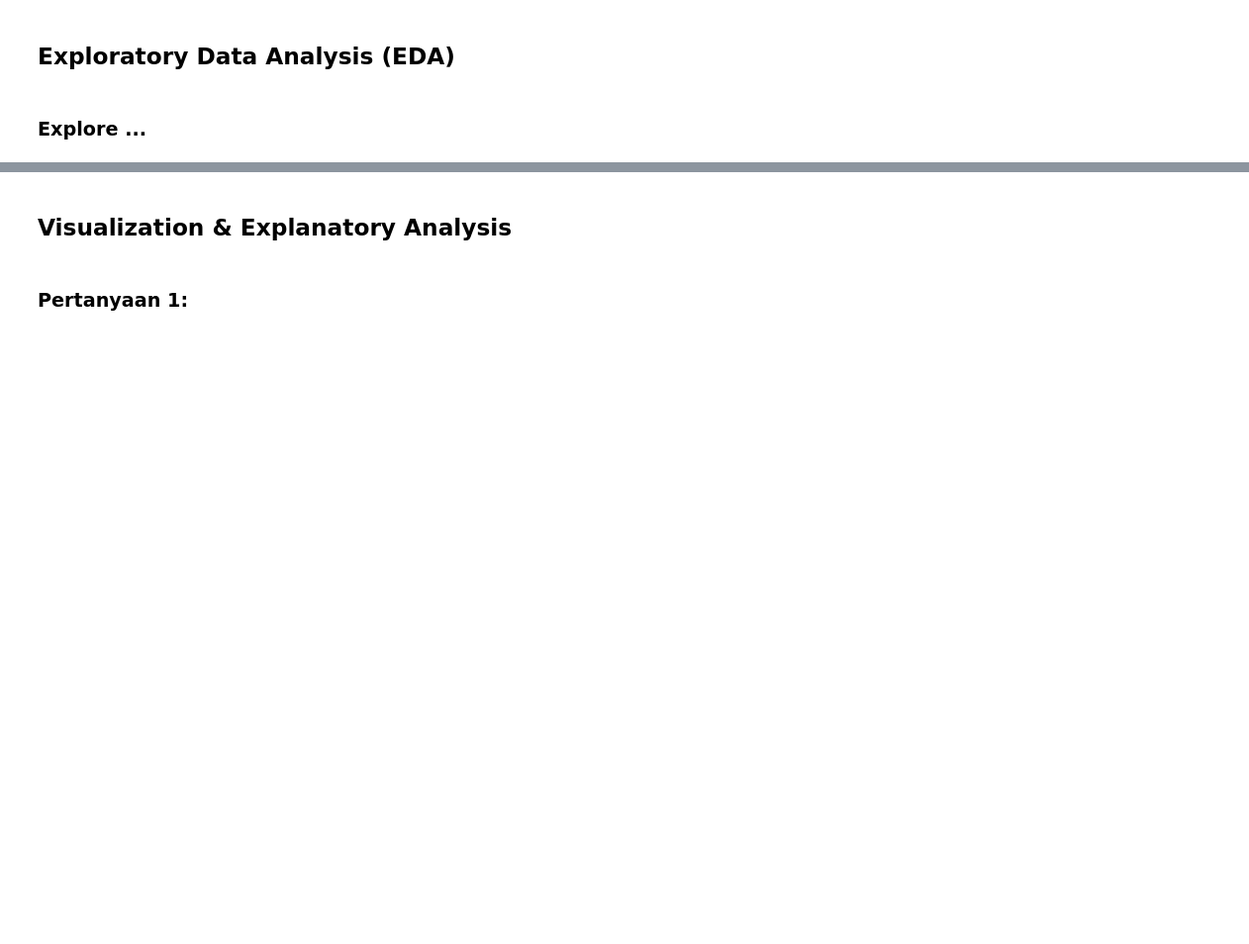
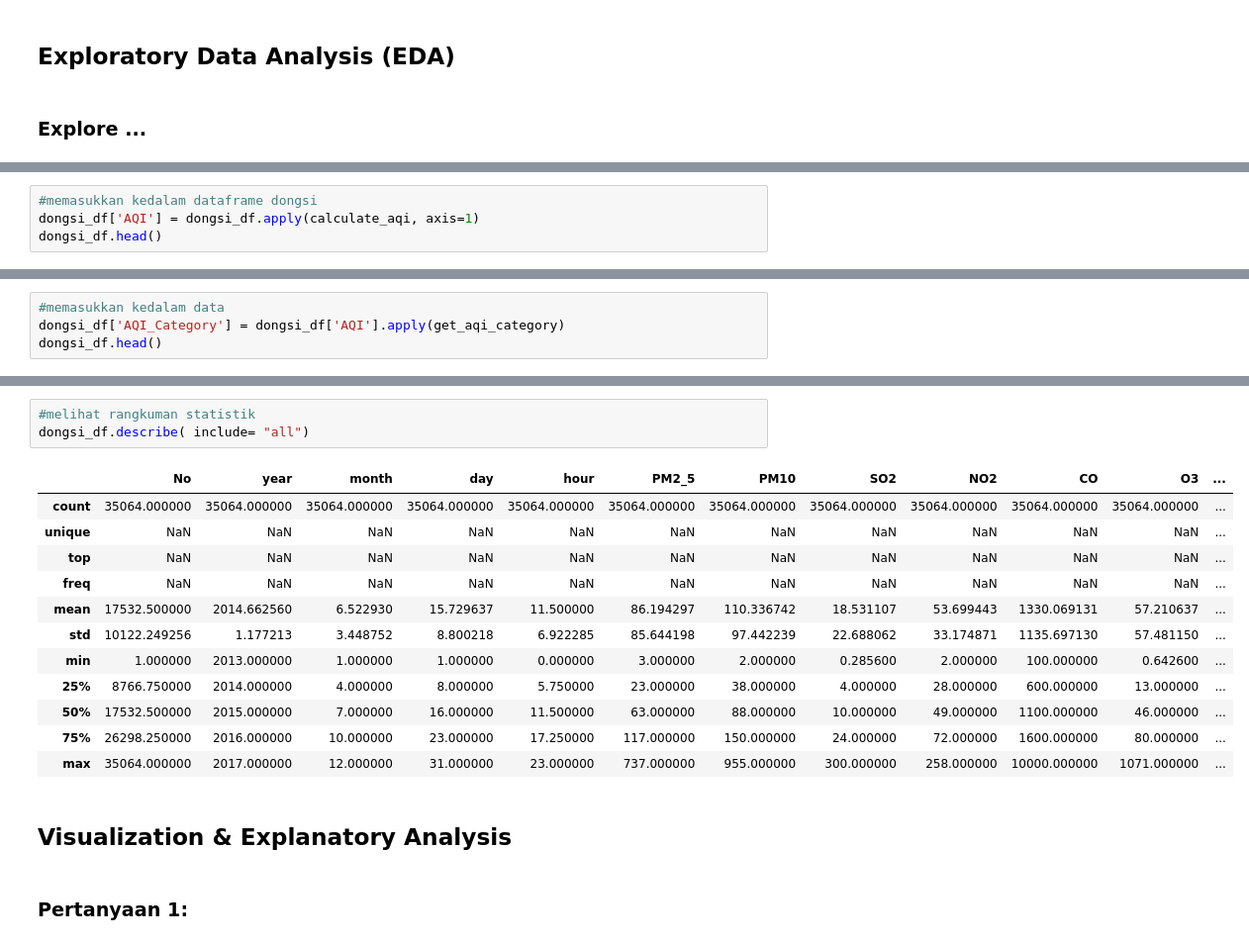
Before and after one commit to agna2103/l_analisis_data, a Jupyter notebook: notebook.ipynb, the cells around one changed output, grey strips where cells are left out. Shown at 99% size. Drawn from its saved outputs; the diff is of its cells as text; blank space fills up the shorter version.

```diff
--- a/notebook.ipynb
+++ b/notebook.ipynb
@@ -605,0 +679,4 @@ dtype: int64
+# %%
+#memasukkan kedalam dataframe dongsi
+dongsi_df['AQI'] = dongsi_df.apply(calculate_aqi, axis=1)
+dongsi_df.head()
@@ -605,0 +729,4 @@ dtype: int64
+# %%
+#memasukkan kedalam data
+dongsi_df['AQI_Category'] = dongsi_df['AQI'].apply(get_aqi_category)
+dongsi_df.head()
@@ -606,3 +772,19 @@ dtype: int64
+# %%
+#melihat rangkuman statistik
+dongsi_df.describe( include= "all")
+# %% [output]
+|  | No | year | month | day | hour | PM2_5 | PM10 | SO2 | NO2 | CO | O3 | ... |
+| count | 35064.000000 | 35064.000000 | 35064.000000 | 35064.000000 | 35064.000000 | 35064.000000 | 35064.000000 | 35064.000000 | 35064.000000 | 35064.000000 | 35064.000000 | ... |
+| unique | NaN | NaN | NaN | NaN | NaN | NaN | NaN | NaN | NaN | NaN | NaN | ... |
+| top | NaN | NaN | NaN | NaN | NaN | NaN | NaN | NaN | NaN | NaN | NaN | ... |
+| freq | NaN | NaN | NaN | NaN | NaN | NaN | NaN | NaN | NaN | NaN | NaN | ... |
+| mean | 17532.500000 | 2014.662560 | 6.522930 | 15.729637 | 11.500000 | 86.194297 | 110.336742 | 18.531107 | 53.699443 | 1330.069131 | 57.210637 | ... |
+| std | 10122.249256 | 1.177213 | 3.448752 | 8.800218 | 6.922285 | 85.644198 | 97.442239 | 22.688062 | 33.174871 | 1135.697130 | 57.481150 | ... |
+| min | 1.000000 | 2013.000000 | 1.000000 | 1.000000 | 0.000000 | 3.000000 | 2.000000 | 0.285600 | 2.000000 | 100.000000 | 0.642600 | ... |
+| 25% | 8766.750000 | 2014.000000 | 4.000000 | 8.000000 | 5.750000 | 23.000000 | 38.000000 | 4.000000 | 28.000000 | 600.000000 | 13.000000 | ... |
+| 50% | 17532.500000 | 2015.000000 | 7.000000 | 16.000000 | 11.500000 | 63.000000 | 88.000000 | 10.000000 | 49.000000 | 1100.000000 | 46.000000 | ... |
+| 75% | 26298.250000 | 2016.000000 | 10.000000 | 23.000000 | 17.250000 | 117.000000 | 150.000000 | 24.000000 | 72.000000 | 1600.000000 | 80.000000 | ... |
+| max | 35064.000000 | 2017.000000 | 12.000000 | 31.000000 | 23.000000 | 737.000000 | 955.000000 | 300.000000 | 258.000000 | 10000.000000 | 1071.000000 | ... |
 # %% [markdown]
 ## Visualization & Explanatory Analysis
 # %% [markdown]
```
Also changed, not shown: parts of 17 cells of this notebook.
